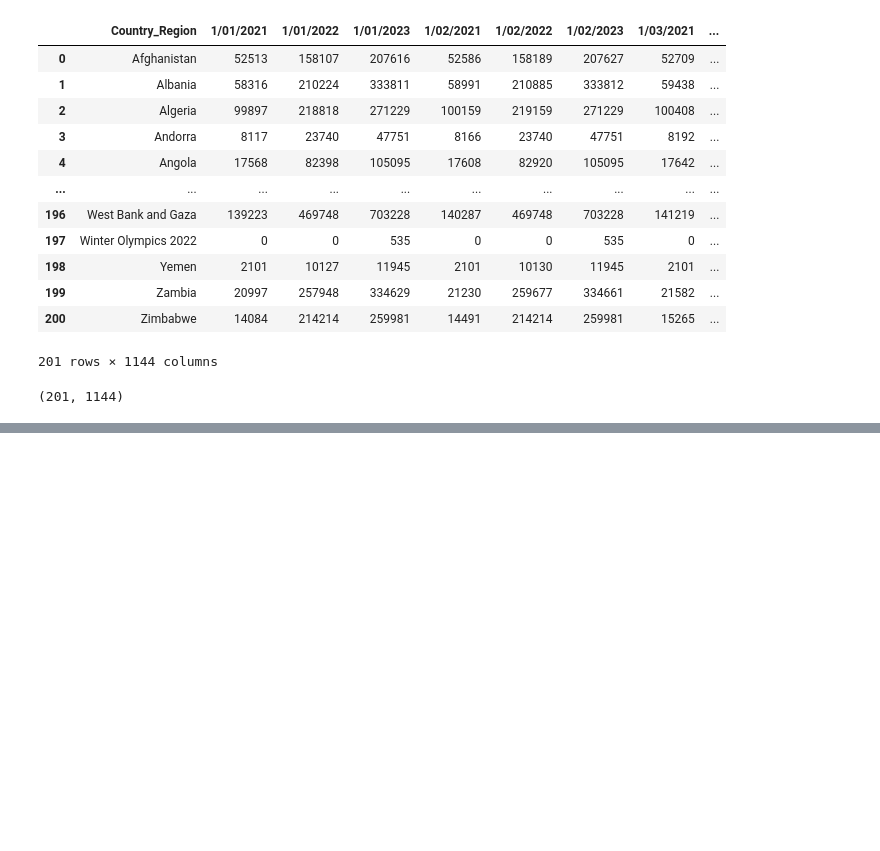
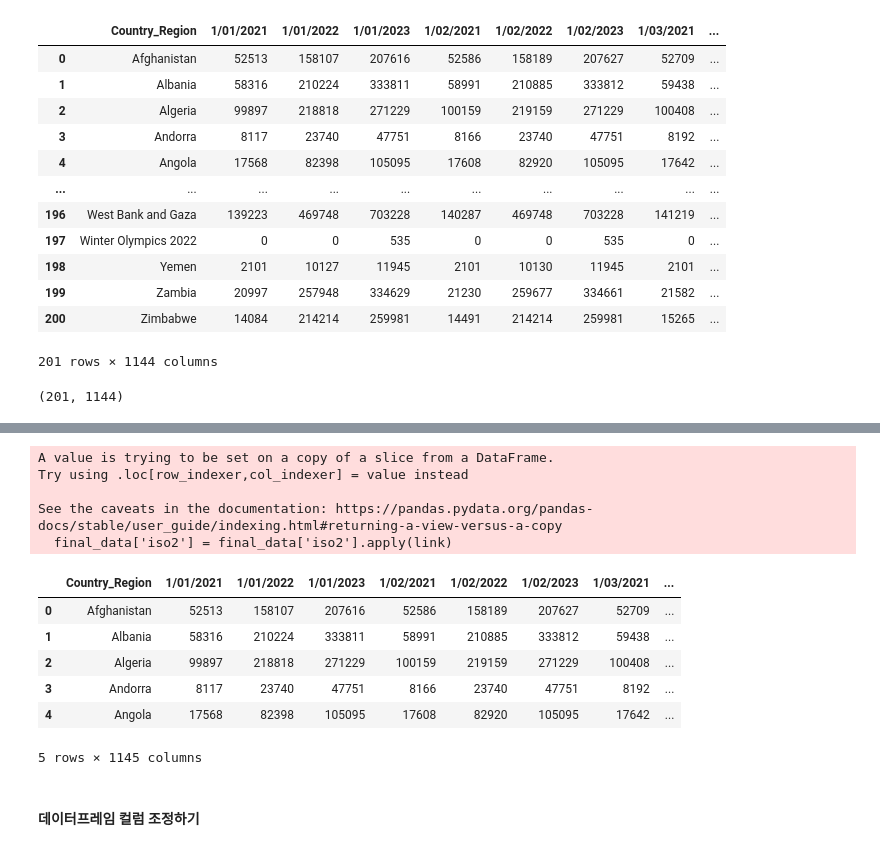
Before and after one commit to yangjik/yang.study, a Jupyter notebook: data_analyze_study/10_전처리 후 데이터로 그래프 만들기.ipynb, the cells around one changed output, grey strips where cells are left out. Cells and saved outputs as stored; diff of their text form; code cells hidden in the pictures; blank space fills up the shorter version.

```diff
--- a/data_analyze_study/10_전처리 후 데이터로 그래프 만들기.ipynb
+++ b/data_analyze_study/10_전처리 후 데이터로 그래프 만들기.ipynb
@@ -28,0 +169,3 @@ df_confirmed.shape
+# %%
+final_data = final_data.dropna(subset=['iso2'])
+final_data.shape
@@ -28,0 +181,4 @@ df_confirmed.shape
+# %%
+iso2= 'AD'
+flag_link = 'https://flagcdn.com/48x36/' + iso2 + '.png'
+flag_link
@@ -28,0 +207,24 @@ df_confirmed.shape
+# %%
+def link(row):
+    flag_link = 'https://flagcdn.com/48x36/' + row.lower() + '.png'
+    return flag_link
+
+final_data['iso2'] = final_data['iso2'].apply(link)
+# %% [output]
+A value is trying to be set on a copy of a slice from a DataFrame.
+Try using .loc[row_indexer,col_indexer] = value instead
+
+See the caveats in the documentation: https://pandas.pydata.org/pandas-docs/stable/user_guide/indexing.html#returning-a-view-versus-a-copy
+  final_data['iso2'] = final_data['iso2'].apply(link)
+# %%
+final_data.head()
+# %% [output]
+|  | Country_Region | 1/01/2021 | 1/01/2022 | 1/01/2023 | 1/02/2021 | 1/02/2022 | 1/02/2023 | 1/03/2021 | ... |
+| 0 | Afghanistan | 52513 | 158107 | 207616 | 52586 | 158189 | 207627 | 52709 | ... |
+| 1 | Albania | 58316 | 210224 | 333811 | 58991 | 210885 | 333812 | 59438 | ... |
+| 2 | Algeria | 99897 | 218818 | 271229 | 100159 | 219159 | 271229 | 100408 | ... |
+| 3 | Andorra | 8117 | 23740 | 47751 | 8166 | 23740 | 47751 | 8192 | ... |
+| 4 | Angola | 17568 | 82398 | 105095 | 17608 | 82920 | 105095 | 17642 | ... |
+5 rows × 1145 columns
+# %% [markdown]
+#### 데이터프레임 컬럼 조정하기
```
Also changed, not shown: parts of 31 cells of this notebook, 4 other files.
